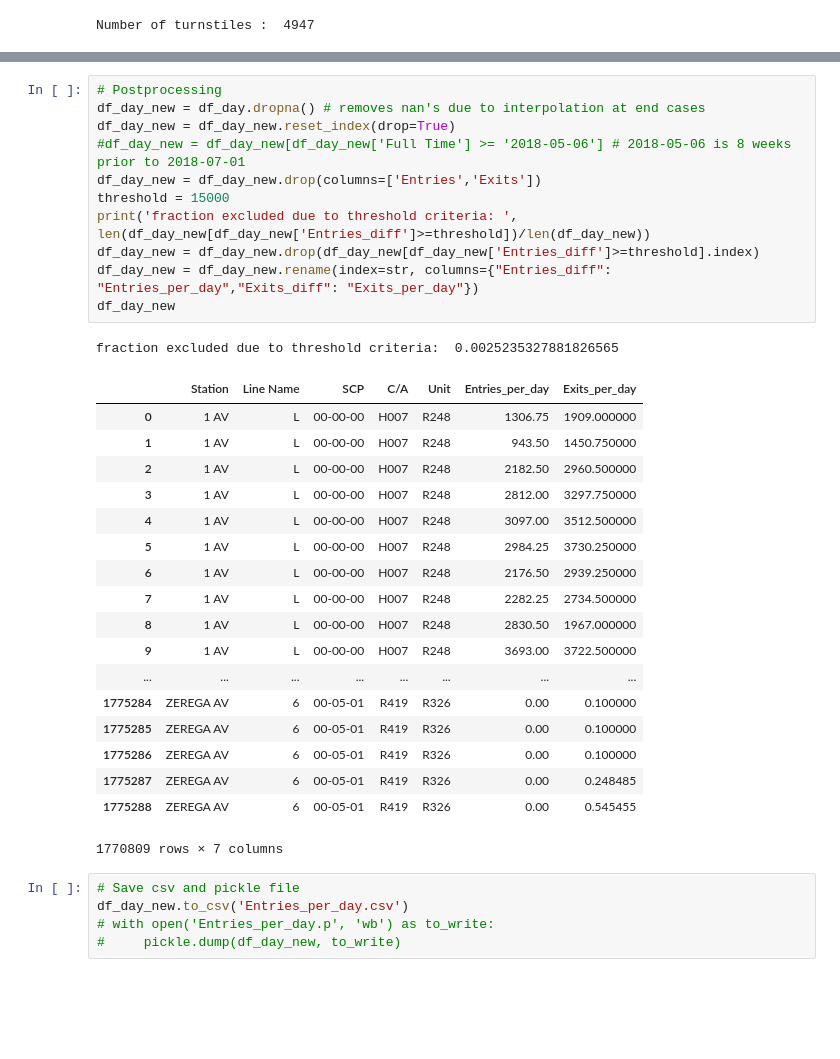
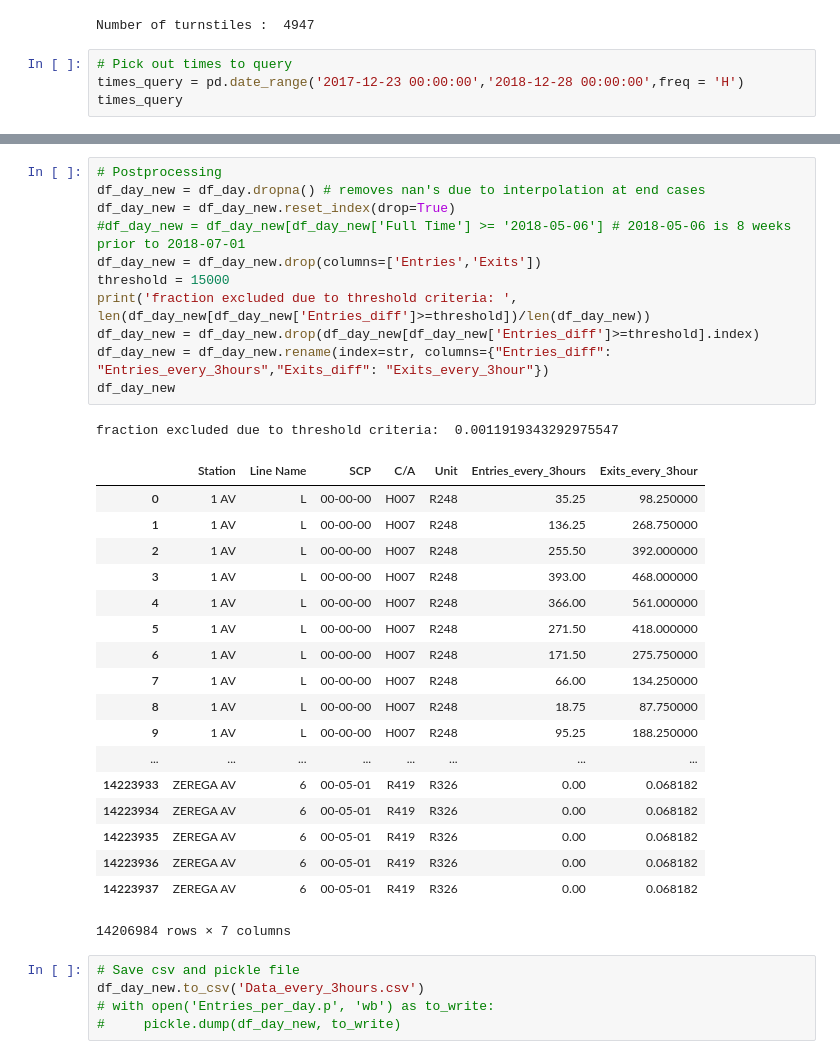
Before and after one commit to marcmuon/mta_turnstile_eda, a Jupyter notebook: MTA_entries_per_hour.ipynb, the cells around one changed output, grey strips where cells are left out. Drawn from its saved outputs; the diff is of its cells as text; blank space fills up the shorter version.

```diff
--- a/MTA_entries_per_day.ipynb
+++ b/MTA_entries_per_hour.ipynb
@@ -70,3 +68,7 @@ gdf = df.groupby(['Station','Line Name','SCP','C/A','Unit'])
 print('Number of turnstiles : ',len(gdf))
 # %% [output]
 Number of turnstiles :  4947
+# %%
+# Pick out times to query
+times_query = pd.date_range('2017-12-23 00:00:00','2018-12-28 00:00:00',freq = 'H')
+times_query
@@ -129,36 +129,36 @@ for i, (name, group) in enumerate(gdf):
 # %%
 # Postprocessing
 df_day_new = df_day.dropna() # removes nan's due to interpolation at end cases
 df_day_new = df_day_new.reset_index(drop=True)
 #df_day_new = df_day_new[df_day_new['Full Time'] >= '2018-05-06'] # 2018-05-06 is 8 weeks prior to 2018-07-01
 df_day_new = df_day_new.drop(columns=['Entries','Exits'])
 threshold = 15000
 print('fraction excluded due to threshold criteria: ', len(df_day_new[df_day_new['Entries_diff']>=threshold])/len(df_day_new))
 df_day_new = df_day_new.drop(df_day_new[df_day_new['Entries_diff']>=threshold].index)
-df_day_new = df_day_new.rename(index=str, columns={"Entries_diff": "Entries_per_day","Exits_diff": "Exits_per_day"})
+df_day_new = df_day_new.rename(index=str, columns={"Entries_diff": "Entries_every_3hours","Exits_diff": "Exits_every_3hour"})
 df_day_new
 # %% [output]
-fraction excluded due to threshold criteria:  0.0025235327881826565
+fraction excluded due to threshold criteria:  0.0011919343292975547
-|  | Station | Line Name | SCP | C/A | Unit | Entries_per_day | Exits_per_day |
-| 0 | 1 AV | L | 00-00-00 | H007 | R248 | 1306.75 | 1909.000000 |
-| 1 | 1 AV | L | 00-00-00 | H007 | R248 | 943.50 | 1450.750000 |
-| 2 | 1 AV | L | 00-00-00 | H007 | R248 | 2182.50 | 2960.500000 |
-| 3 | 1 AV | L | 00-00-00 | H007 | R248 | 2812.00 | 3297.750000 |
-| 4 | 1 AV | L | 00-00-00 | H007 | R248 | 3097.00 | 3512.500000 |
-| 5 | 1 AV | L | 00-00-00 | H007 | R248 | 2984.25 | 3730.250000 |
-| 6 | 1 AV | L | 00-00-00 | H007 | R248 | 2176.50 | 2939.250000 |
-| 7 | 1 AV | L | 00-00-00 | H007 | R248 | 2282.25 | 2734.500000 |
-| 8 | 1 AV | L | 00-00-00 | H007 | R248 | 2830.50 | 1967.000000 |
-| 9 | 1 AV | L | 00-00-00 | H007 | R248 | 3693.00 | 3722.500000 |
+|  | Station | Line Name | SCP | C/A | Unit | Entries_every_3hours | Exits_every_3hour |
+| 0 | 1 AV | L | 00-00-00 | H007 | R248 | 35.25 | 98.250000 |
+| 1 | 1 AV | L | 00-00-00 | H007 | R248 | 136.25 | 268.750000 |
+| 2 | 1 AV | L | 00-00-00 | H007 | R248 | 255.50 | 392.000000 |
+| 3 | 1 AV | L | 00-00-00 | H007 | R248 | 393.00 | 468.000000 |
+| 4 | 1 AV | L | 00-00-00 | H007 | R248 | 366.00 | 561.000000 |
+| 5 | 1 AV | L | 00-00-00 | H007 | R248 | 271.50 | 418.000000 |
+| 6 | 1 AV | L | 00-00-00 | H007 | R248 | 171.50 | 275.750000 |
+| 7 | 1 AV | L | 00-00-00 | H007 | R248 | 66.00 | 134.250000 |
+| 8 | 1 AV | L | 00-00-00 | H007 | R248 | 18.75 | 87.750000 |
+| 9 | 1 AV | L | 00-00-00 | H007 | R248 | 95.25 | 188.250000 |
 | ... | ... | ... | ... | ... | ... | ... | ... |
-| 1775284 | ZEREGA AV | 6 | 00-05-01 | R419 | R326 | 0.00 | 0.100000 |
-| 1775285 | ZEREGA AV | 6 | 00-05-01 | R419 | R326 | 0.00 | 0.100000 |
-| 1775286 | ZEREGA AV | 6 | 00-05-01 | R419 | R326 | 0.00 | 0.100000 |
-| 1775287 | ZEREGA AV | 6 | 00-05-01 | R419 | R326 | 0.00 | 0.248485 |
-| 1775288 | ZEREGA AV | 6 | 00-05-01 | R419 | R326 | 0.00 | 0.545455 |
+| 14223933 | ZEREGA AV | 6 | 00-05-01 | R419 | R326 | 0.00 | 0.068182 |
+| 14223934 | ZEREGA AV | 6 | 00-05-01 | R419 | R326 | 0.00 | 0.068182 |
+| 14223935 | ZEREGA AV | 6 | 00-05-01 | R419 | R326 | 0.00 | 0.068182 |
+| 14223936 | ZEREGA AV | 6 | 00-05-01 | R419 | R326 | 0.00 | 0.068182 |
+| 14223937 | ZEREGA AV | 6 | 00-05-01 | R419 | R326 | 0.00 | 0.068182 |
-1770809 rows × 7 columns
+14206984 rows × 7 columns
 # %%
 # Save csv and pickle file
-df_day_new.to_csv('Entries_per_day.csv')
+df_day_new.to_csv('Data_every_3hours.csv')
 # with open('Entries_per_day.p', 'wb') as to_write:
 #     pickle.dump(df_day_new, to_write)
```
Also changed, not shown: parts of 6 cells of this notebook.
